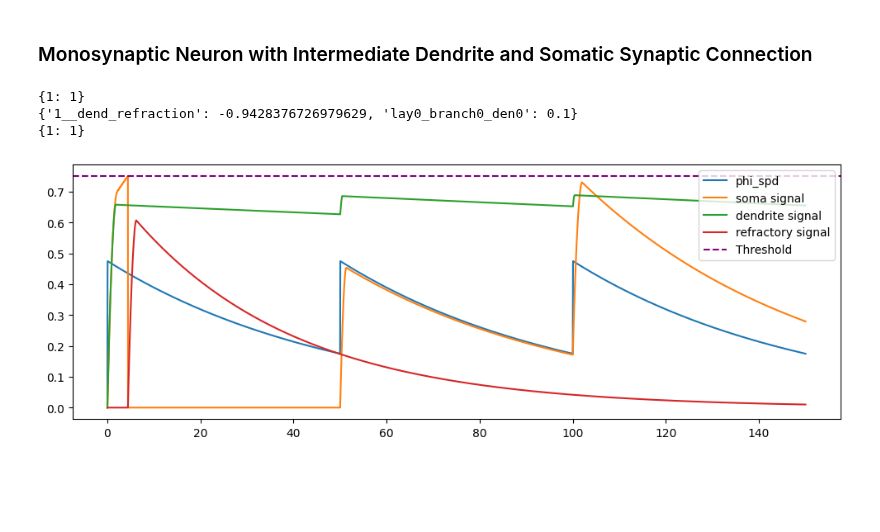
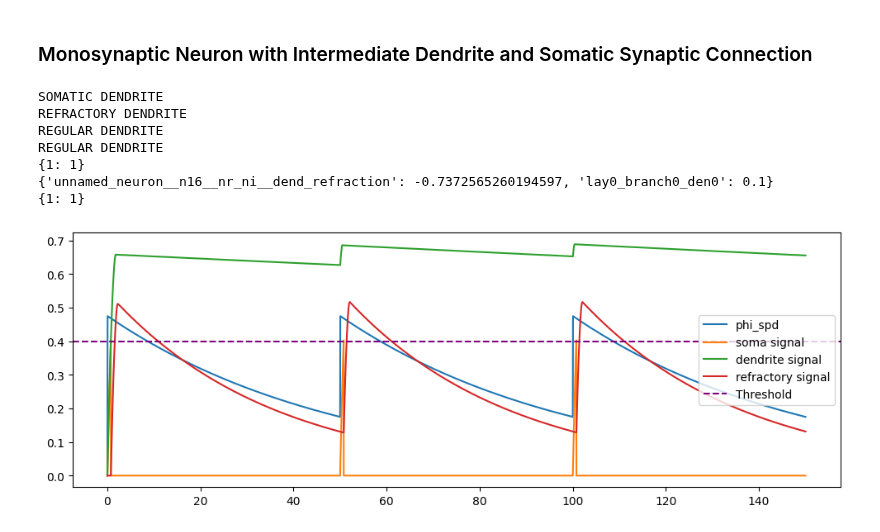
Before and after one commit to ryangitsit/sim_soens, a Jupyter notebook: neuron_motif_tour.ipynb, the cells around one changed output. Drawn from its saved outputs; the diff is of its cells as text; code cells hidden in the pictures; blank space fills up the shorter version.

Commit message:
new initializations running, diff param behavior

```diff
--- a/neuron_motif_tour.ipynb
+++ b/neuron_motif_tour.ipynb
@@ -120,36 +159,43 @@ plt.show()
 # %%
 default_neuron_params['beta_ni'] = 2*np.pi*1e2
 default_neuron_params['ib_n'] = default_ib
-default_neuron_params['s_th'] = 0.75
+default_neuron_params['s_th'] = 0.4
+# default_neuron_params['integration_loop_time_constant'] = 10
+# default_neuron_params['integration_loop_time_constant__refraction'] = 1000
+# default_neuron_params['tau_ref'] = 10
 synaptic_structure = [[[1]],[[1]]]
 weights = [[[.1]]]
 mono_dend_ss = NeuralZoo(type="custom",weights=weights, synaptic_structure=synaptic_structure,**default_neuron_params)
 
 mono_dend_ss.synapses[1][0][0].add_input(input.signals[0])
 mono_dend_ss.synapses[0][0][0].add_input(input.signals[0])
 
 net = network(name = 'network_under_test')
 net.add_neuron(mono_dend_ss.neuron)
 net.run_sim(dt = .01, tf = 150)
 net.get_recordings()
 print(mono_dend_ss.neuron.dend__nr_ni.synaptic_connection_strengths)
 print(mono_dend_ss.neuron.dend__nr_ni.dendritic_connection_strengths)
 print(mono_dend_ss.dendrites[1][0][0].synaptic_connection_strengths)
 spd = mono_dend_ss.synapses[1][0][0].phi_spd
 signal = mono_dend_ss.dendrites[0][0][0].s
 dend_s = mono_dend_ss.dendrites[1][0][0].s
 ref = mono_dend_ss.neuron.dend__ref.s
 
 plt.figure(figsize=(12,4))
 plt.plot(net.t,spd, label='phi_spd')
 plt.plot(net.t,signal, label='soma signal')
 plt.plot(net.t,dend_s, label='dendrite signal')
 plt.plot(net.t,ref, label='refractory signal')
 plt.axhline(y = mono_dend_ss.s_th, color = 'purple', linestyle = '--',label='Threshold')
 plt.legend()
 plt.show()
 # %% [output]
+SOMATIC DENDRITE
+REFRACTORY DENDRITE
+REGULAR DENDRITE
+REGULAR DENDRITE
 {1: 1}
-{'1__dend_refraction': -0.9428376726979629, 'lay0_branch0_den0': 0.1}
+{'unnamed_neuron__n16__nr_ni__dend_refraction': -0.7372565260194597, 'lay0_branch0_den0': 0.1}
 {1: 1}
-[figure, old version]
+[figure, new version]
```
Also changed, not shown: parts of 5 cells of this notebook, 3 other files.
